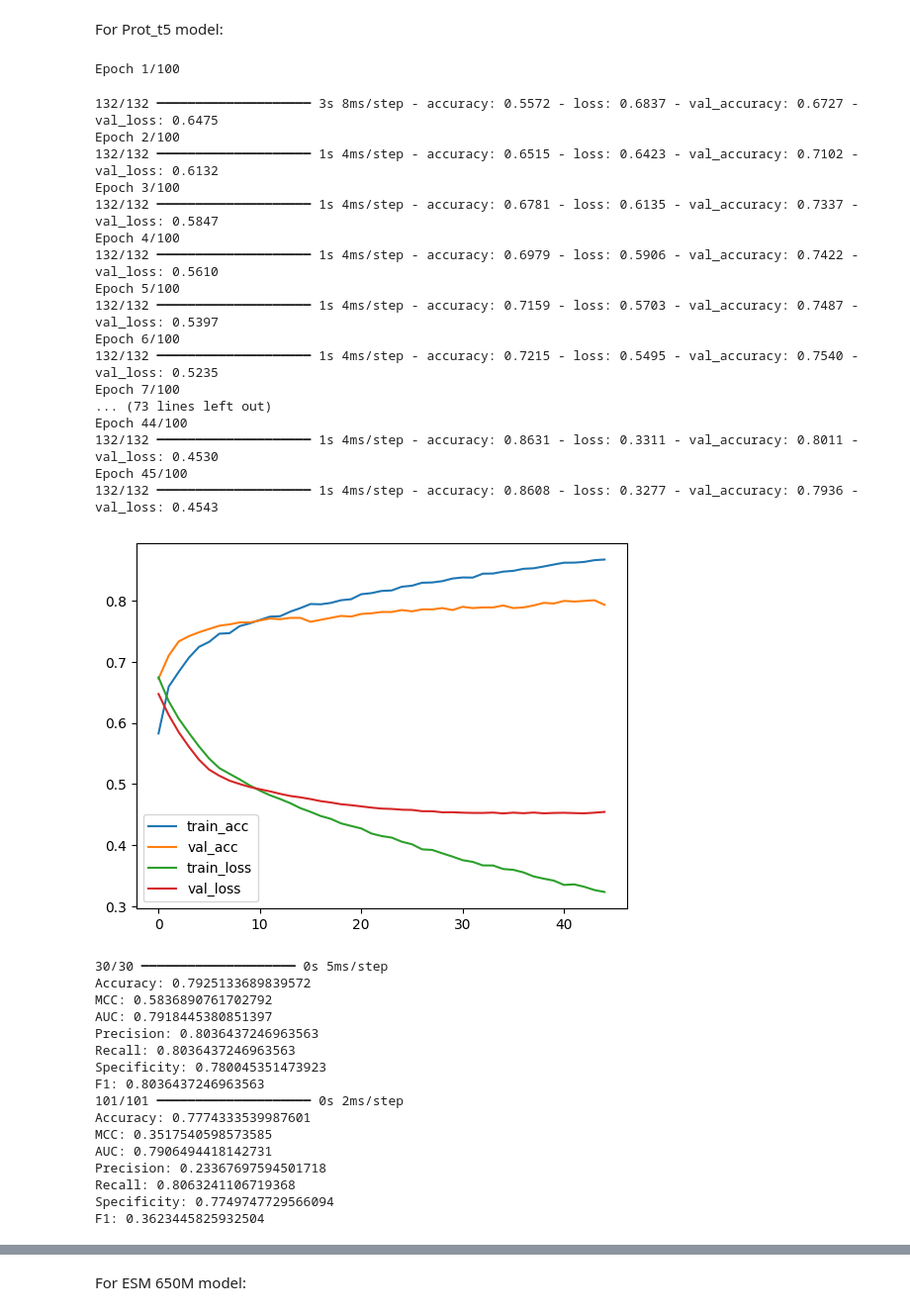
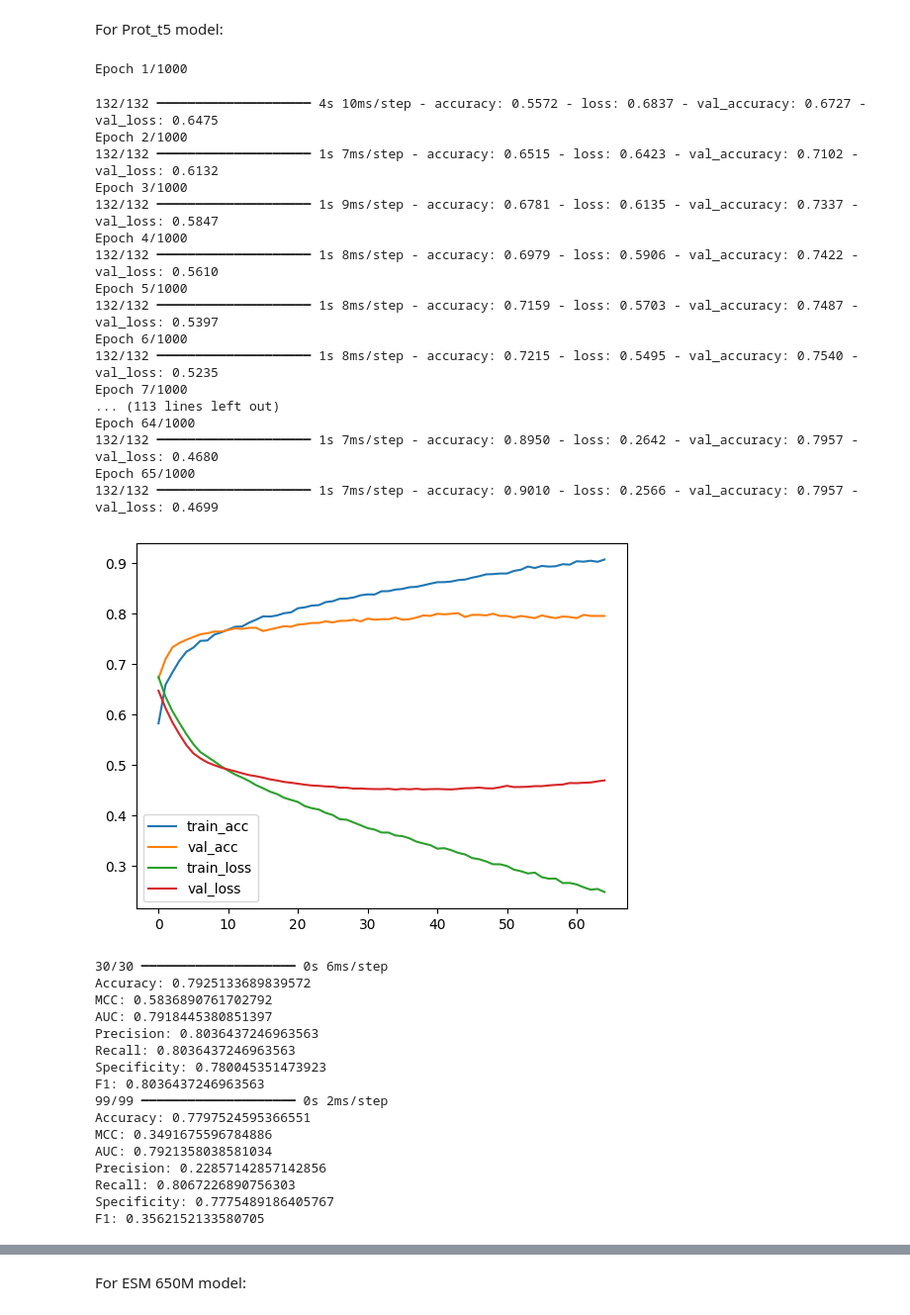
Before and after one commit to Sheldor7701/ResLysEmbed, a Jupyter notebook: models/ESM_2_embedding.ipynb, the cells around one changed output, grey strips where cells are left out. Shown at 99% size. Saved outputs shown, nothing was run; the diff lists cells and outputs as text; code cells hidden in the pictures.

```diff
--- a/ESM_2_embedding.ipynb
+++ b/models/ESM_2_embedding.ipynb
@@ -173,19 +173,28 @@ def set_seed(seed):
 
 #read train and test datasets
 
+# train = pd.read_csv('Final dataset/final_train.csv')
+# #make train balanced
+# train_pos = train[train['label'] == 1]
+# train_neg = train[train['label'] == 0].sample(n=len(train_pos), random_state=42)
+# train = pd.concat([train_pos, train_neg])
+# val = pd.read_csv('Final dataset/final_val.csv')
+test = pd.read_csv('Final dataset/final_test.csv')
+
 # train = pd.read_csv('Embeddings/ESM_650/train_esm650.csv')
 # val = pd.read_csv('Embeddings/ESM_650/val_esm650.csv')
 # test = pd.read_csv('Embeddings/ESM_650/test_esm650.csv')
 
+# train_1 = pd.read_csv('Succinylation~1/Train/train_DBPTM.csv')
+# val_1 = pd.read_csv('Succinylation~1/Train/val_DBPTM.csv')
+
 train = pd.read_csv('Embeddings/Prot_t5/train_t5.csv')
 val = pd.read_csv('Embeddings/Prot_t5/val_t5.csv')
-test = pd.read_csv('Embeddings/Prot_t5/test_t5.csv')
+# test = pd.read_csv('Embeddings/Prot_t5/test_t5.csv')
 
 # train = pd.read_csv('Embeddings/D1/train_D1.csv')
 # val = pd.read_csv('Embeddings/D1/val_D1.csv')
 # test = pd.read_csv('Embeddings/D1/test_D1.csv')
-
-
 
 
 print(train.shape)
@@ -519,55 +528,55 @@ def build_inception_model(input_shape_conv, input_shape_ann):
     # Output layer
     x = Dense(16, activation='relu')(combined)
     x = Dropout(0.3)(x)
     output_layer = Dense(1, activation='sigmoid')(combined)
 
     # Build model
     model = Model(inputs=[conv_input, ann_input], outputs=output_layer)
 
     # Compile model
     model.compile(optimizer=Adam(learning_rate=0.0001),
                   loss=BinaryCrossentropy(),
                   metrics=['accuracy'])
 
     return model
 
 set_seed(4)
 
 # Define the model with Conv1D input shape (33,) and ANN input shape 1024
 inception_model = build_inception_model((33,), 1024)
 # inception_model.summary()
 
 # Fit the Inception model
-history = inception_model.fit([X_train_num, X_train_embeddings], y_train, epochs=100, batch_size=64, verbose=1,
+history = inception_model.fit([X_train_num, X_train_embeddings], y_train, epochs=1000, batch_size=64, verbose=1,
                                validation_data=([X_val_num, X_val_embeddings], y_val),
-                                 callbacks=[EarlyStopping(monitor='val_loss', patience=10, restore_best_weights=True)],
+                                 callbacks=[EarlyStopping(monitor='val_loss', patience=30, restore_best_weights=True)],
                             )
 
 plot(history)
 
 evaluate_model(inception_model, X_val_num, X_val_embeddings, y_val)
 evaluate_model(inception_model, X_test_num, X_test_embeddings, y_test)
 # %% [output]
-Epoch 1/100
+Epoch 1/1000
-132/132 ━━━━━━━━━━━━━━━━━━━━ 3s 8ms/step - accuracy: 0.5572 - loss: 0.6837 - val_accuracy: 0.6727 - val_loss: 0.6475
-Epoch 2/100
-132/132 ━━━━━━━━━━━━━━━━━━━━ 1s 4ms/step - accuracy: 0.6515 - loss: 0.6423 - val_accuracy: 0.7102 - val_loss: 0.6132
-Epoch 3/100
-132/132 ━━━━━━━━━━━━━━━━━━━━ 1s 4ms/step - accuracy: 0.6781 - loss: 0.6135 - val_accuracy: 0.7337 - val_loss: 0.5847
-Epoch 4/100
-132/132 ━━━━━━━━━━━━━━━━━━━━ 1s 4ms/step - accuracy: 0.6979 - loss: 0.5906 - val_accuracy: 0.7422 - val_loss: 0.5610
-Epoch 5/100
-132/132 ━━━━━━━━━━━━━━━━━━━━ 1s 4ms/step - accuracy: 0.7159 - loss: 0.5703 - val_accuracy: 0.7487 - val_loss: 0.5397
-Epoch 6/100
-132/132 ━━━━━━━━━━━━━━━━━━━━ 1s 4ms/step - accuracy: 0.7215 - loss: 0.5495 - val_accuracy: 0.7540 - val_loss: 0.5235
-Epoch 7/100
-... (73 lines left out)
-Epoch 44/100
-132/132 ━━━━━━━━━━━━━━━━━━━━ 1s 4ms/step - accuracy: 0.8631 - loss: 0.3311 - val_accuracy: 0.8011 - val_loss: 0.4530
-Epoch 45/100
-132/132 ━━━━━━━━━━━━━━━━━━━━ 1s 4ms/step - accuracy: 0.8608 - loss: 0.3277 - val_accuracy: 0.7936 - val_loss: 0.4543
+132/132 ━━━━━━━━━━━━━━━━━━━━ 4s 10ms/step - accuracy: 0.5572 - loss: 0.6837 - val_accuracy: 0.6727 - val_loss: 0.6475
+Epoch 2/1000
+132/132 ━━━━━━━━━━━━━━━━━━━━ 1s 7ms/step - accuracy: 0.6515 - loss: 0.6423 - val_accuracy: 0.7102 - val_loss: 0.6132
+Epoch 3/1000
+132/132 ━━━━━━━━━━━━━━━━━━━━ 1s 9ms/step - accuracy: 0.6781 - loss: 0.6135 - val_accuracy: 0.7337 - val_loss: 0.5847
+Epoch 4/1000
+132/132 ━━━━━━━━━━━━━━━━━━━━ 1s 8ms/step - accuracy: 0.6979 - loss: 0.5906 - val_accuracy: 0.7422 - val_loss: 0.5610
+Epoch 5/1000
+132/132 ━━━━━━━━━━━━━━━━━━━━ 1s 8ms/step - accuracy: 0.7159 - loss: 0.5703 - val_accuracy: 0.7487 - val_loss: 0.5397
+Epoch 6/1000
+132/132 ━━━━━━━━━━━━━━━━━━━━ 1s 8ms/step - accuracy: 0.7215 - loss: 0.5495 - val_accuracy: 0.7540 - val_loss: 0.5235
+Epoch 7/1000
+... (113 lines left out)
+Epoch 64/1000
+132/132 ━━━━━━━━━━━━━━━━━━━━ 1s 7ms/step - accuracy: 0.8950 - loss: 0.2642 - val_accuracy: 0.7957 - val_loss: 0.4680
+Epoch 65/1000
+132/132 ━━━━━━━━━━━━━━━━━━━━ 1s 7ms/step - accuracy: 0.9010 - loss: 0.2566 - val_accuracy: 0.7957 - val_loss: 0.4699
-[figure, old version]
+[figure, new version]
-30/30 ━━━━━━━━━━━━━━━━━━━━ 0s 5ms/step
+30/30 ━━━━━━━━━━━━━━━━━━━━ 0s 6ms/step
 Accuracy: 0.7925133689839572
 MCC: 0.5836890761702792
 AUC: 0.7918445380851397
@@ -575,11 +584,11 @@ Precision: 0.8036437246963563
 Recall: 0.8036437246963563
 Specificity: 0.780045351473923
 F1: 0.8036437246963563
-101/101 ━━━━━━━━━━━━━━━━━━━━ 0s 2ms/step
-Accuracy: 0.7774333539987601
-MCC: 0.3517540598573585
-AUC: 0.7906494418142731
-Precision: 0.23367697594501718
-Recall: 0.8063241106719368
-Specificity: 0.7749747729566094
-F1: 0.3623445825932504
+99/99 ━━━━━━━━━━━━━━━━━━━━ 0s 2ms/step
+Accuracy: 0.7797524595366551
+MCC: 0.3491675596784886
+AUC: 0.7921358038581034
+Precision: 0.22857142857142856
+Recall: 0.8067226890756303
+Specificity: 0.7775489186405767
+F1: 0.3562152133580705
```
Also changed, not shown: parts of 8 cells of this notebook.
